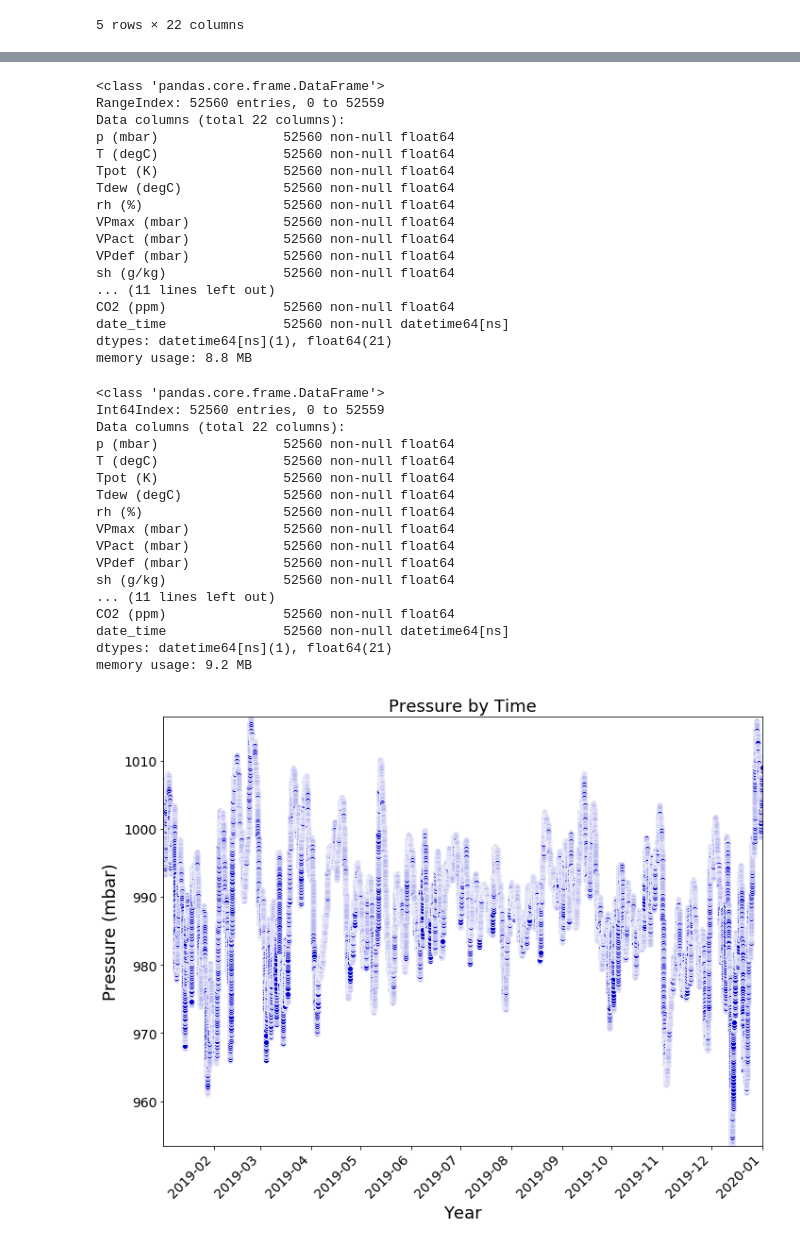
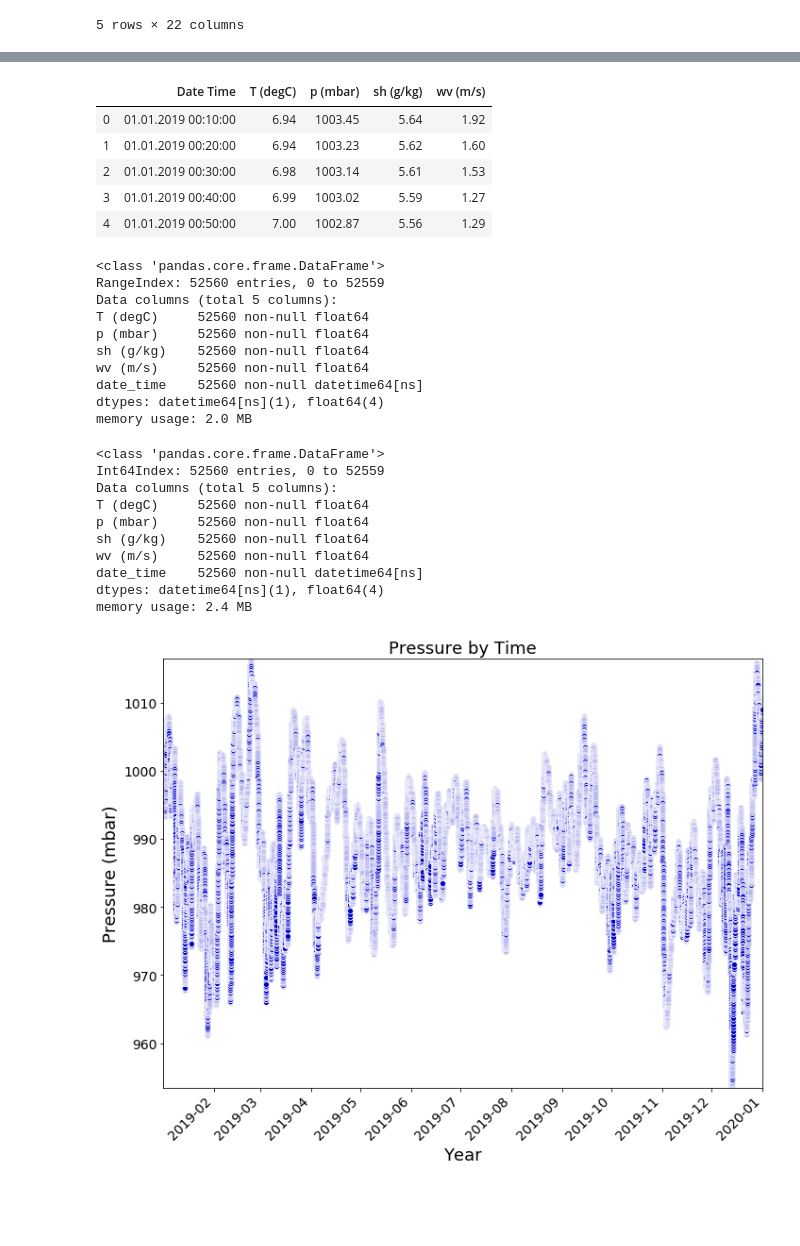
Before and after one commit to stacyshingleton/building_a_time_series_model, a Jupyter notebook: time_series_test_data_2019.ipynb, the cells around one changed output, grey strips where cells are left out. Saved outputs shown, nothing was run; the diff lists cells and outputs as text; code cells hidden in the pictures; blank space fills up the shorter version.

```diff
--- a/time_series_test_data_2019.ipynb
+++ b/time_series_test_data_2019.ipynb
@@ -115,23 +79,27 @@ weather_data[weather_data.columns[0:15]]
+# %%
+prediction_df = weather_data[['Date Time', 'T (degC)', 'p (mbar)', 'sh (g/kg)', 'wv (m/s)']].copy()
+# %%
+prediction_df.head()
+# %% [output]
+|  | Date Time | T (degC) | p (mbar) | sh (g/kg) | wv (m/s) |
+| 0 | 01.01.2019 00:10:00 | 6.94 | 1003.45 | 5.64 | 1.92 |
+| 1 | 01.01.2019 00:20:00 | 6.94 | 1003.23 | 5.62 | 1.60 |
+| 2 | 01.01.2019 00:30:00 | 6.98 | 1003.14 | 5.61 | 1.53 |
+| 3 | 01.01.2019 00:40:00 | 6.99 | 1003.02 | 5.59 | 1.27 |
+| 4 | 01.01.2019 00:50:00 | 7.00 | 1002.87 | 5.56 | 1.29 |
 # %%
-weather_data['date_time'] = pd.to_datetime(weather_data['Date Time'], format='%d.%m.%Y %H:%M:%S')
-weather_data.drop(['Date Time'], axis = 1, inplace = True)
-weather_data.info()
+prediction_df['date_time'] = pd.to_datetime(prediction_df['Date Time'], format='%d.%m.%Y %H:%M:%S')
+prediction_df.drop(['Date Time'], axis = 1, inplace = True)
+prediction_df.info()
 # %% [output]
 <class 'pandas.core.frame.DataFrame'>
 RangeIndex: 52560 entries, 0 to 52559
-Data columns (total 22 columns):
-p (mbar)                52560 non-null float64
-T (degC)                52560 non-null float64
-Tpot (K)                52560 non-null float64
-Tdew (degC)             52560 non-null float64
-rh (%)                  52560 non-null float64
-VPmax (mbar)            52560 non-null float64
-VPact (mbar)            52560 non-null float64
-VPdef (mbar)            52560 non-null float64
-sh (g/kg)               52560 non-null float64
-... (11 lines left out)
-CO2 (ppm)               52560 non-null float64
-date_time               52560 non-null datetime64[ns]
-dtypes: datetime64[ns](1), float64(21)
-memory usage: 8.8 MB
+Data columns (total 5 columns):
+T (degC)     52560 non-null float64
+p (mbar)     52560 non-null float64
+sh (g/kg)    52560 non-null float64
+wv (m/s)     52560 non-null float64
+date_time    52560 non-null datetime64[ns]
+dtypes: datetime64[ns](1), float64(4)
+memory usage: 2.0 MB
 # %%
@@ -139,21 +107,14 @@ weather_data.drop_duplicates(keep = 'first', inplace  = True)
 # %%
-weather_data.info()
+prediction_df.info()
 # %% [output]
 <class 'pandas.core.frame.DataFrame'>
 Int64Index: 52560 entries, 0 to 52559
-Data columns (total 22 columns):
-p (mbar)                52560 non-null float64
-T (degC)                52560 non-null float64
-Tpot (K)                52560 non-null float64
-Tdew (degC)             52560 non-null float64
-rh (%)                  52560 non-null float64
-VPmax (mbar)            52560 non-null float64
-VPact (mbar)            52560 non-null float64
-VPdef (mbar)            52560 non-null float64
-sh (g/kg)               52560 non-null float64
-... (11 lines left out)
-CO2 (ppm)               52560 non-null float64
-date_time               52560 non-null datetime64[ns]
-dtypes: datetime64[ns](1), float64(21)
-memory usage: 9.2 MB
+Data columns (total 5 columns):
+T (degC)     52560 non-null float64
+p (mbar)     52560 non-null float64
+sh (g/kg)    52560 non-null float64
+wv (m/s)     52560 non-null float64
+date_time    52560 non-null datetime64[ns]
+dtypes: datetime64[ns](1), float64(4)
+memory usage: 2.4 MB
 # %%
```
Also changed, not shown: parts of 20 cells of this notebook, 9 other files.
